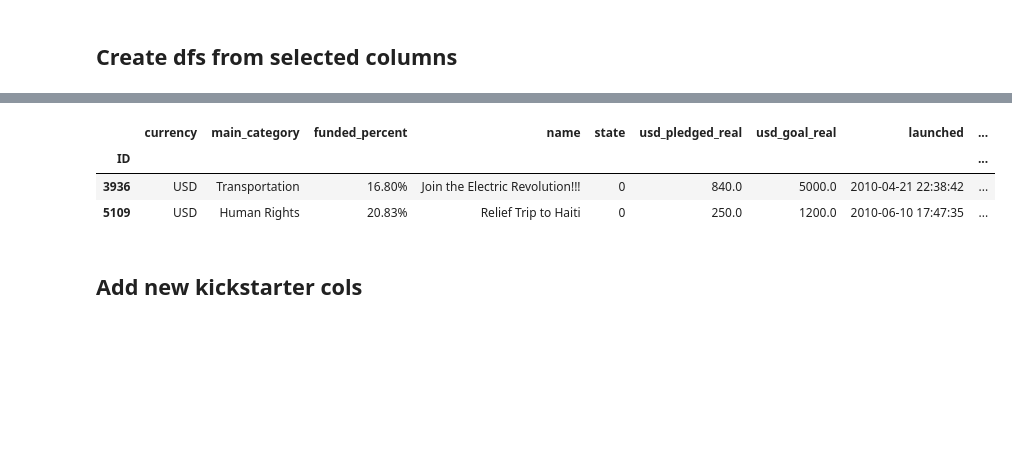
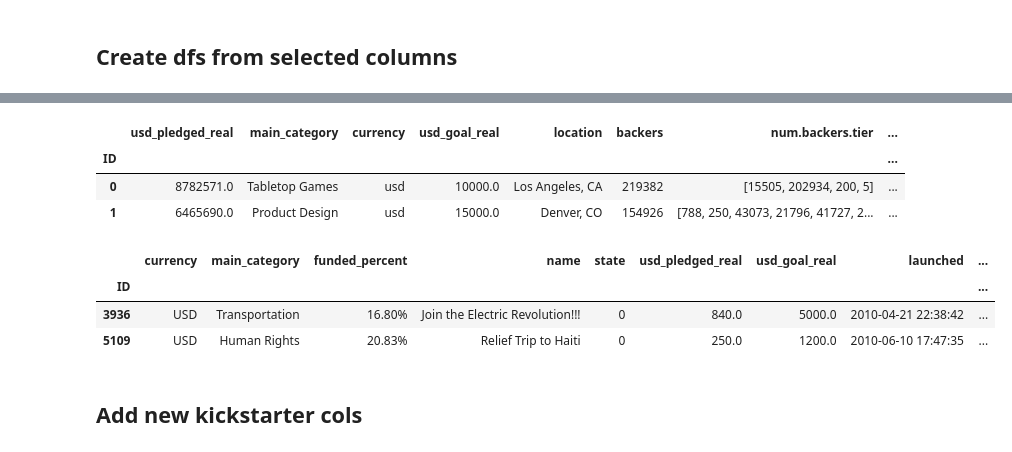
Before and after one commit to Best-Brain-Gang/Crowdfunding_Analysis, a Jupyter notebook: crowdfunding_analyzer.ipynb, the cells around one changed output, grey strips where cells are left out. Cells and saved outputs as stored; diff of their text form; code cells hidden in the pictures; blank space fills up the shorter version.

Commit message:
cleaned up small kickstarter data

```diff
--- a/crowdfunding_analyzer.ipynb
+++ b/crowdfunding_analyzer.ipynb
@@ -215,0 +205,12 @@ array(['USD', 'EUR', 'CAD', 'GBP', 'AUD', 'HKD', 'SEK', 'CHF', 'SGD',
+# %%
+# Only look at US
+kickstarter_small_most_backed_df = kickstarter_small_most_backed_df[kickstarter_small_most_backed_df['currency'] == 'usd']
+
+# Clean up and check categories to compare to indiegogo and make similar later
+display(kickstarter_small_most_backed_df['main_category'].unique())
+
+# Clean up and check currency to compare to indiegogo and make similar later
+display(kickstarter_small_most_backed_df['currency'].unique())
+
+# View head
+display(kickstarter_small_most_backed_df.head(2))
@@ -218,6 +242,7 @@ array(['USD', 'EUR', 'CAD', 'GBP', 'AUD', 'HKD', 'SEK', 'CHF', 'SGD',
 # %%
 # List of kickstart and indiegogo columns to drop
 kickstarter_cols_drop = ['category', 'goal', 'pledged', 'usdpledged']
+kickstarter_small_cols_drop = ['blurb', 'by', 'url']
 indiegogo_cols_drop = ['year_end',
 'month_end',
 'day_end',
@@ -274,37 +299,47 @@ indiegogo_cols_drop = ['year_end',
 'jan',
 'feb',
 'mar',
 'apr',
 'may',
 'jun',
 'jul',
 'aug',
 'sep',
 'oct',
 'nov',
 'dec',
 'tperiod']
 
 # Selected columns kickstarter df
 kickstarter_selected_cols_large_recent_df = kickstarter_large_recent_df.drop(kickstarter_cols_drop, axis=1)
 
 # View kickstarter selected head
 display(kickstarter_selected_cols_large_recent_df.head(2))
 
+# Selected columns kickstarter small df
+kickstarter_selected_cols_small_most_backed_df = kickstarter_small_most_backed_df.drop(kickstarter_small_cols_drop, axis=1)
+
+# View kickstarter small selected head
+display(kickstarter_selected_cols_small_most_backed_df.head(2))
+
 # Selected columns indiegogo df
 indiegogo_selected_cols_df = indiegogo_df.drop(indiegogo_cols_drop, axis=1)
 
 # View indiegogo selected head
 display(indiegogo_selected_cols_df.head(2))
 # %% [output]
 |  | name | main_category | currency | deadline | launched | state | backers | country | usd_pledged_real | ... |
 | ID |  |  |  |  |  |  |  |  |  | ... |
 | 1000002330 | The Songs of Adelaide & Abullah | Publishing | GBP | 2015-10-09 | 2015-08-11 12:12:28 | 0 | 0 | GB | 0.0 | ... |
 | 1000003930 | Greeting From Earth: ZGAC Arts Ca... | Film & Video | USD | 2017-11-01 | 2017-09-02 04:43:57 | 0 | 15 | US | 2421.0 | ... |
-|  | currency | main_category | funded_percent | name | state | usd_pledged_real | usd_goal_real | launched | ... |
-| ID |  |  |  |  |  |  |  |  | ... |
-| 3936 | USD | Transportation | 16.80% | Join the Electric Revolution!!! | 0 | 840.0 | 5000.0 | 2010-04-21 22:38:42 | ... |
-| 5109 | USD | Human Rights | 20.83% | Relief Trip to Haiti | 0 | 250.0 | 1200.0 | 2010-06-10 17:47:35 | ... |
+|  | usd_pledged_real | main_category | currency | usd_goal_real | location | backers | num.backers.tier | ... |
+| ID |  |  |  |  |  |  |  | ... |
+| 0 | 8782571.0 | Tabletop Games | usd | 10000.0 | Los Angeles, CA | 219382 | [15505, 202934, 200, 5] | ... |
+| 1 | 6465690.0 | Product Design | usd | 15000.0 | Denver, CO | 154926 | [788, 250, 43073, 21796, 41727, 2... | ... |
+|  | currency | main_category | funded_percent | name | state | usd_pledged_real | usd_goal_real | launched | ... |
+| ID |  |  |  |  |  |  |  |  | ... |
+| 3936 | USD | Transportation | 16.80% | Join the Electric Revolution!!! | 0 | 840.0 | 5000.0 | 2010-04-21 22:38:42 | ... |
+| 5109 | USD | Human Rights | 20.83% | Relief Trip to Haiti | 0 | 250.0 | 1200.0 | 2010-06-10 17:47:35 | ... |
 # %% [markdown]
 ## Add new kickstarter cols
 # %%
```
Also changed, not shown: parts of 7 cells of this notebook.
